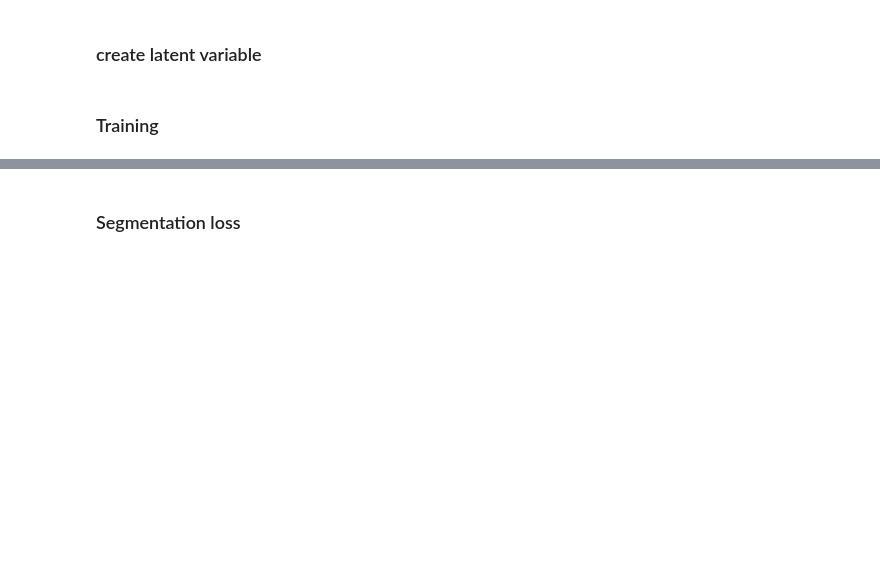
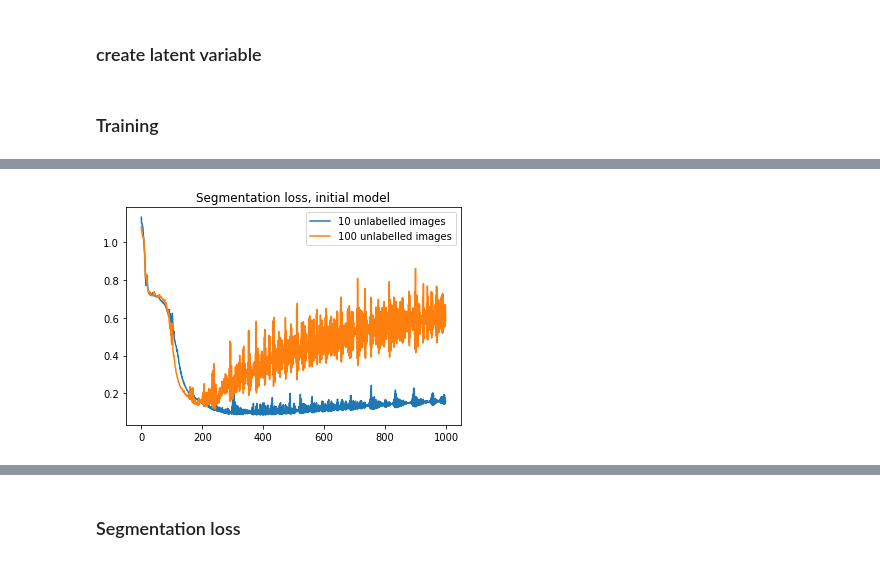
Before and after one commit to ashysheya/research_project, a Jupyter notebook: experiments.ipynb, the cells around one changed output, grey strips where cells are left out. Drawn from its saved outputs; the diff is of its cells as text; code cells hidden in the pictures; blank space fills up the shorter version.

```diff
--- a/experiments.ipynb
+++ b/experiments.ipynb
@@ -274,0 +293,8 @@ epoch - 119, loss - 3.720881700515747
+# %%
+plt.plot(segm_loss_10, label='10 unlabelled images')
+plt.plot(segm_loss_100, label='100 unlabelled images')
+plt.title('Segmentation loss, initial model')
+plt.legend()
+plt.show()
+# %% [output]
+[figure, added]
```
Also changed, not shown: parts of 19 cells of this notebook.
